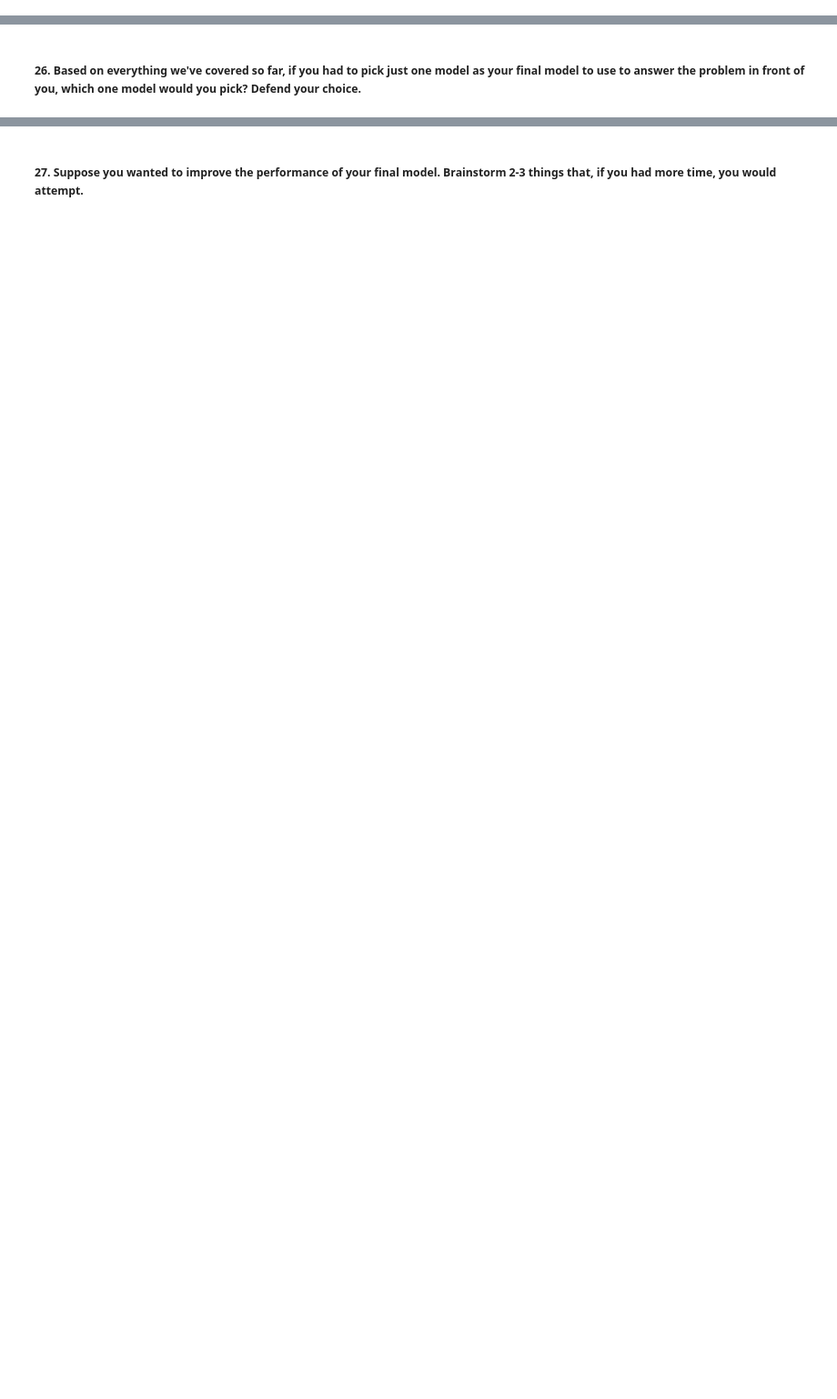
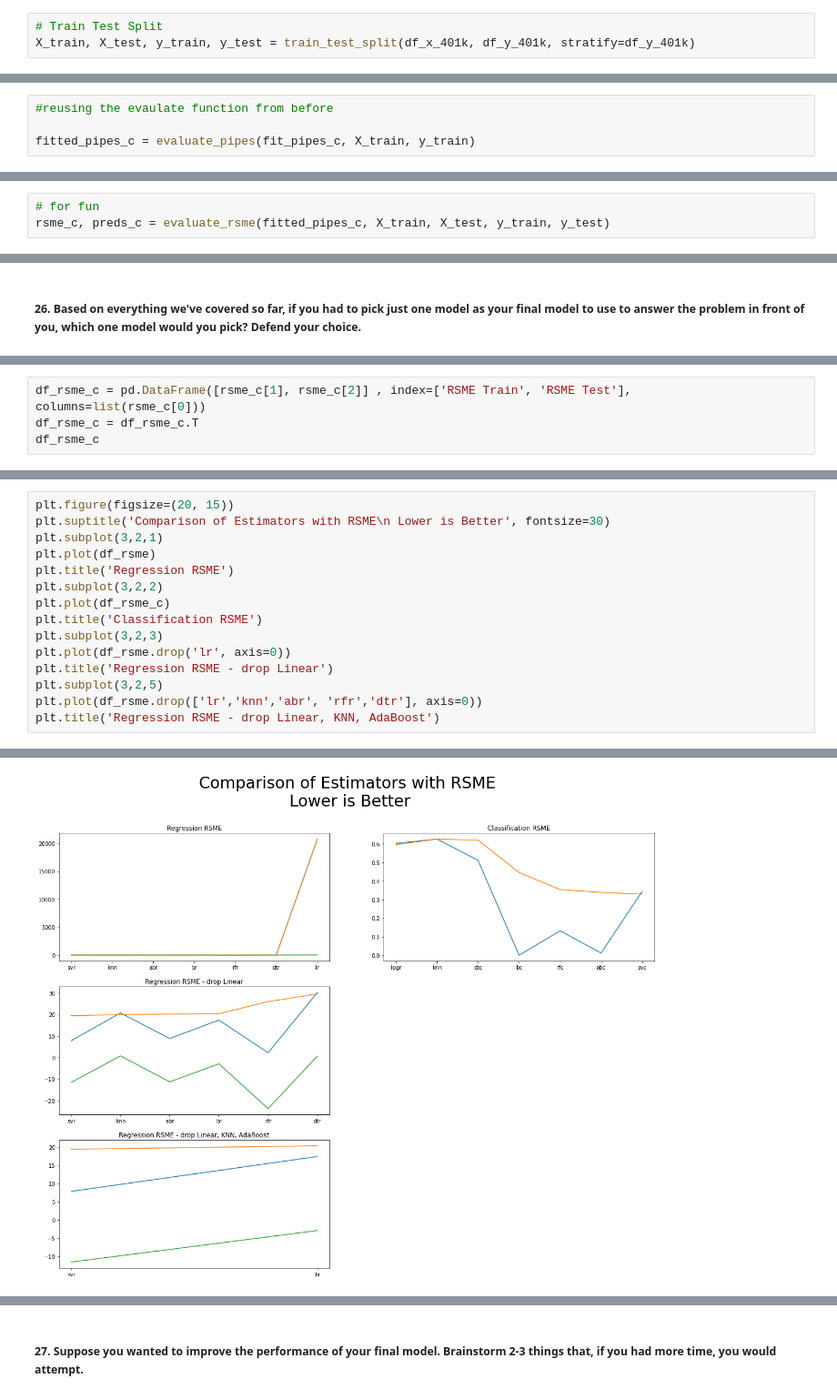
Before and after one commit to viviloaf/general-assembly, a Jupyter notebook: labs/6.01-lab-supervised-learning-models-master/starter-code.ipynb, the cells around one changed output, grey strips where cells are left out. Shown at 91% size. Saved outputs shown, nothing was run; the diff lists cells and outputs as text; blank space fills up the shorter version.

```diff
--- a/labs/6.01-lab-supervised-learning-models-master/starter-code.ipynb
+++ b/labs/6.01-lab-supervised-learning-models-master/starter-code.ipynb
@@ -630,0 +779,3 @@ df.head()
+# %%
+# Train Test Split
+X_train, X_test, y_train, y_test = train_test_split(df_x_401k, df_y_401k, stratify=df_y_401k)
@@ -630,0 +789,4 @@ df.head()
+# %%
+#reusing the evaulate function from before
+
+fitted_pipes_c = evaluate_pipes(fit_pipes_c, X_train, y_train)
@@ -644,0 +892,3 @@ df.head()
+# %%
+# for fun
+rsme_c, preds_c = evaluate_rsme(fitted_pipes_c, X_train, X_test, y_train, y_test)
@@ -646,0 +929,4 @@ df.head()
+# %%
+df_rsme_c = pd.DataFrame([rsme_c[1], rsme_c[2]] , index=['RSME Train', 'RSME Test'], columns=list(rsme_c[0]))
+df_rsme_c = df_rsme_c.T
+df_rsme_c
@@ -646,0 +945,16 @@ df.head()
+# %%
+plt.figure(figsize=(20, 15))
+plt.suptitle('Comparison of Estimators with RSME\n Lower is Better', fontsize=30)
+plt.subplot(3,2,1)
+plt.plot(df_rsme)
+plt.title('Regression RSME')
+plt.subplot(3,2,2)
+plt.plot(df_rsme_c)
+plt.title('Classification RSME')
+plt.subplot(3,2,3)
+plt.plot(df_rsme.drop('lr', axis=0))
+plt.title('Regression RSME - drop Linear')
+plt.subplot(3,2,5)
+plt.plot(df_rsme.drop(['lr','knn','abr', 'rfr','dtr'], axis=0))
+plt.title('Regression RSME - drop Linear, KNN, AdaBoost')
+# %% [output]
@@ -646,0 +962 @@ df.head()
+[figure, added]
```
Also changed, not shown: parts of 55 cells of this notebook.
